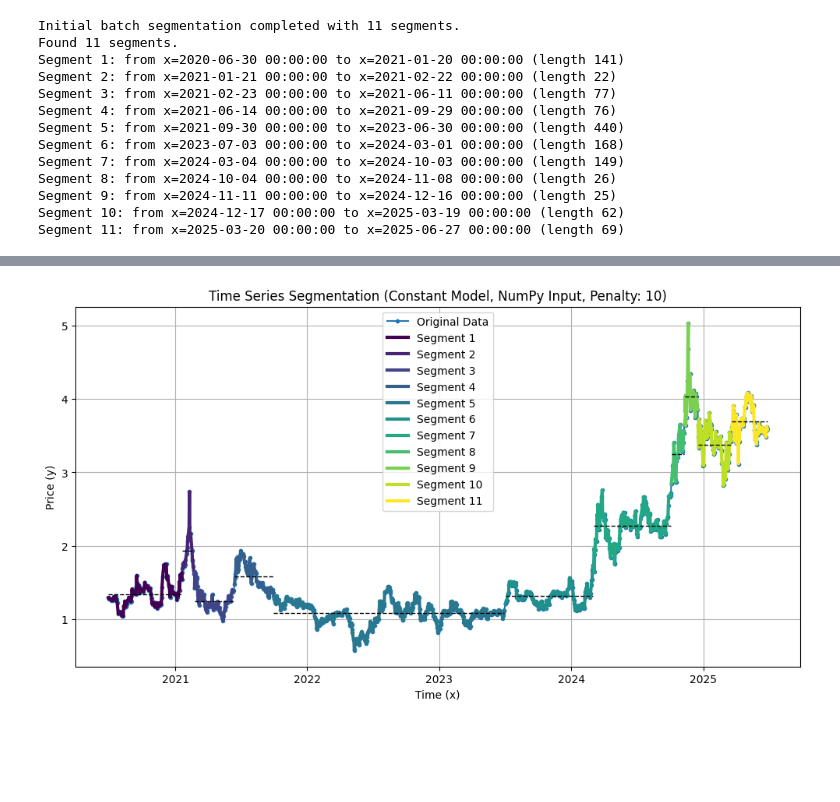
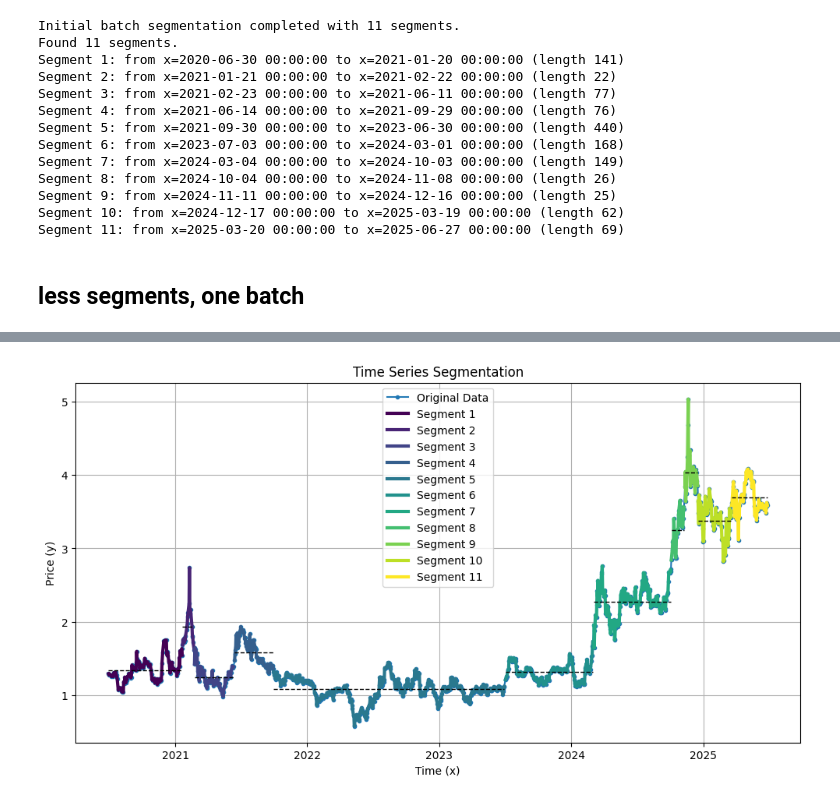
Before and after one commit to edwinclu/bitfund, a Jupyter notebook: src/jupyter/mstr.ipynb, the cells around one changed output, grey strips where cells are left out. Drawn from its saved outputs; the diff is of its cells as text; code cells hidden in the pictures; blank space fills up the shorter version.

```diff
--- a/src/jupyter/mstr.ipynb
+++ b/src/jupyter/mstr.ipynb
@@ -224,7 +219,7 @@ plt.show()
 [figure]
 # %%
 mstr_btc_df_plot['overprice'] = mstr_btc_df_plot['close_mstr']/mstr_btc_df_plot['close_btc']
-mstr_btc_df_plot['overprice'] = mstr_btc_df_plot['overprice'] * 1000 #normalize
-mstr_btc_df_plot.plot(x='date', y=['overprice'])
+mstr_btc_df_plot['overprice_norm'] = mstr_btc_df_plot['overprice'] * 1000 #normalize
+mstr_btc_df_plot.plot(x='date', y=['overprice_norm'])
 # %% [output]
 <Axes: xlabel='date'>
@@ -232,6 +227,9 @@ mstr_btc_df_plot.plot(x='date', y=['overprice'])
 # %%
 # TODO: compute correlations?n
-from bitfund.utils import segmentation_running as sgr
+# import importlib
+# importlib.reload(bitfund.utils)
+
+from bitfund.utils import segmentation_r1 as sgr
 import numpy as np
 
 def plot_segments(date_and_open_price_array, segments):
@@ -256,23 +254,16 @@ def plot_segments(date_and_open_price_array, segments):
             mean_val = np.mean(seg_y)
             plt.plot(seg_x, [mean_val] * len(seg_x), '--', color='black', linewidth=1)
 
-    plt.title(f'Time Series Segmentation (Constant Model, NumPy Input, Penalty: {penalty_lambda})')
+    plt.title(f'Time Series Segmentation')
     plt.xlabel('Time (x)')
     plt.ylabel('Price (y)')
     plt.legend()
     plt.grid(True)
     plt.show()
 
-mstr_btc_seg_df = mstr_btc_df_plot[['date','overprice']]
-mstr_btc_seg_df = mstr_btc_seg_df.dropna(subset=['overprice']) # Drop missing NAN price
+mstr_btc_seg_df = mstr_btc_df_plot[['date','overprice_norm']]
+mstr_btc_seg_df = mstr_btc_seg_df.dropna(subset=['overprice_norm']) # Drop missing NAN price
 mstr_btc_seg_array = mstr_btc_seg_df.to_numpy()
-sgr_penalty = 3
-segmenter = sgr.ConsistentRunningSegmenter(initial_data_array=mstr_btc_seg_array,
-                                           penalty_lambda=sgr_penalty,
-                                           cost_func='constant')
-print(f"Found {len(segmenter.get_segments())} segments.")
-for i, seg in enumerate(segmenter.get_segments()):
-    print(f"Segment {i + 1}: from x={seg[0, 0]} to x={seg[-1, 0]} (length {len(seg)})")
 # %% [output]
 Initial batch segmentation completed with 11 segments.
 Found 11 segments.
@@ -287,6 +278,17 @@ Segment 8: from x=2024-10-04 00:00:00 to x=2024-11-08 00:00:00 (length 26)
 Segment 9: from x=2024-11-11 00:00:00 to x=2024-12-16 00:00:00 (length 25)
 Segment 10: from x=2024-12-17 00:00:00 to x=2025-03-19 00:00:00 (length 62)
 Segment 11: from x=2025-03-20 00:00:00 to x=2025-06-27 00:00:00 (length 69)
+# %% [markdown]
+## less segments, one batch
 # %%
+sgr_penalty = 3
+segmenter = sgr.ConsistentRunningSegmenter(initial_data_array=mstr_btc_seg_array,
+                                           penalty_lambda=sgr_penalty,
+                                           condition_penalty=2*sgr_penalty,
+                                           mono_n=10,
+                                           drastic_factor=1.3,)
+print(f"Found {len(segmenter.get_segments())} segments.")
+for i, seg in enumerate(segmenter.get_segments()):
+    print(f"Segment {i + 1}: from x={seg[0, 0]} to x={seg[-1, 0]} (length {len(seg)})")
 plot_segments(mstr_btc_seg_array, segmenter.get_segments())
 # %% [output]
@@ -303,2 +311,2 @@ Segment 10: from x=2024-12-17 00:00:00 to x=2025-03-19 00:00:00 (length 62)
 Segment 11: from x=2025-03-20 00:00:00 to x=2025-06-27 00:00:00 (length 69)
-[figure, old version]
+[figure, new version]
```
Also changed, not shown: parts of 10 cells of this notebook, 2 other files.
